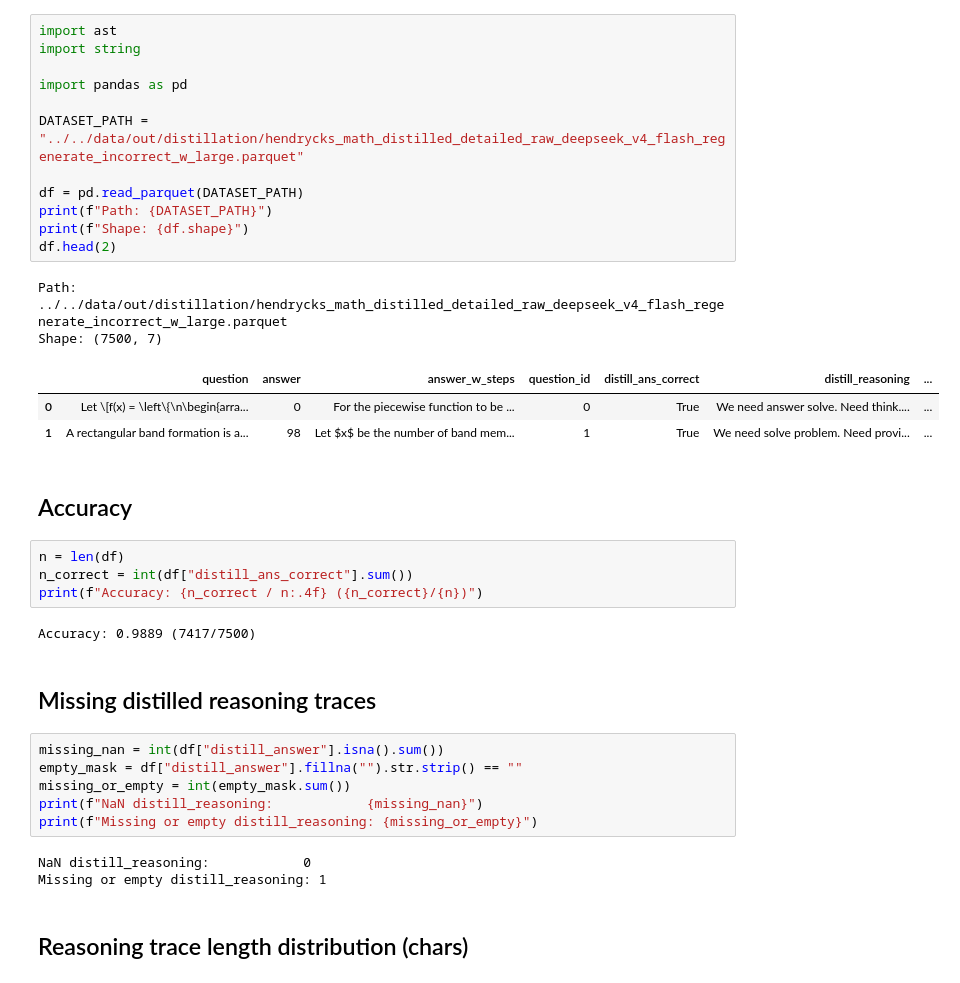
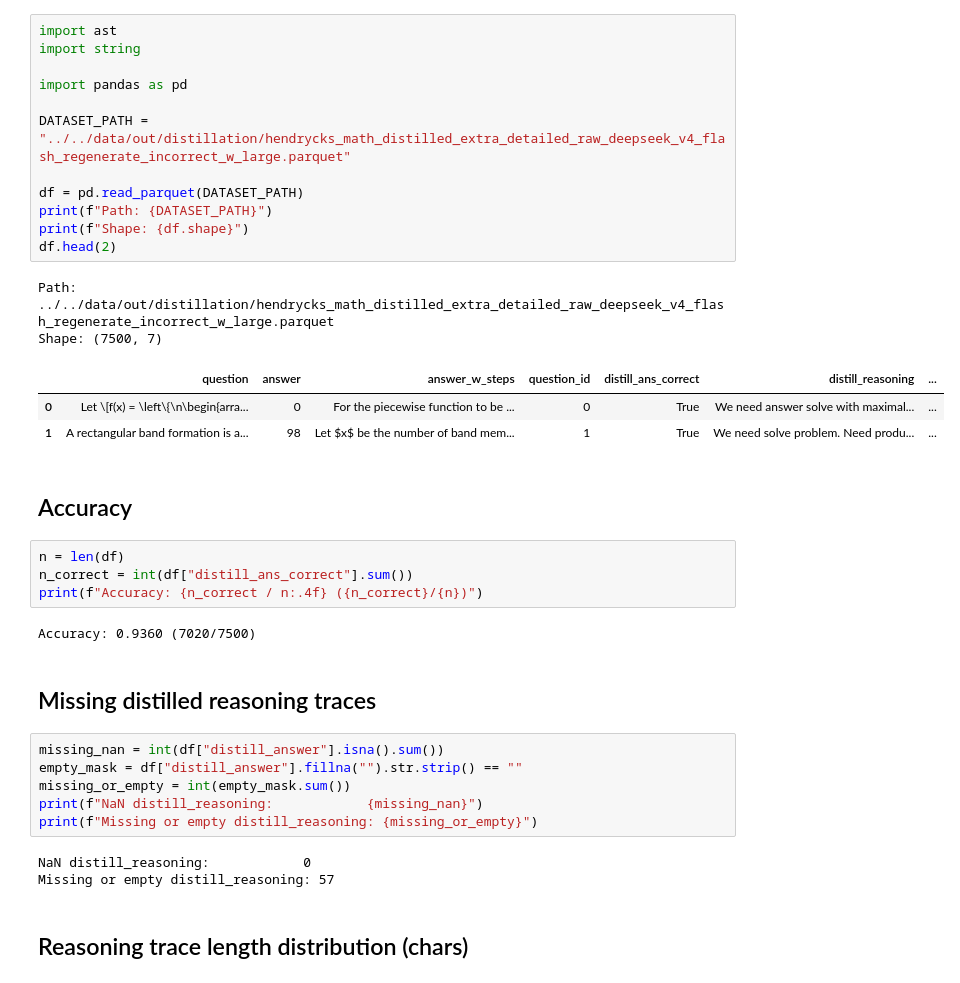
Before and after one commit to LabARSS/recursive_offline_distillation, a Jupyter notebook: src/postprocessing/distill_traces_quality_analysis.ipynb, the cells around one changed output. Cells and saved outputs as stored; diff of their text form.

```diff
--- a/src/postprocessing/distill_traces_quality_analysis.ipynb
+++ b/src/postprocessing/distill_traces_quality_analysis.ipynb
@@ -1,21 +1,21 @@
 # %%
 import ast
 import string
 
 import pandas as pd
 
-DATASET_PATH = "../../data/out/distillation/hendrycks_math_distilled_detailed_raw_deepseek_v4_flash_regenerate_incorrect_w_large.parquet"
+DATASET_PATH = "../../data/out/distillation/hendrycks_math_distilled_extra_detailed_raw_deepseek_v4_flash_regenerate_incorrect_w_large.parquet"
 
 df = pd.read_parquet(DATASET_PATH)
 print(f"Path: {DATASET_PATH}")
 print(f"Shape: {df.shape}")
 df.head(2)
 # %% [output]
-Path: ../../data/out/distillation/hendrycks_math_distilled_detailed_raw_deepseek_v4_flash_regenerate_incorrect_w_large.parquet
+Path: ../../data/out/distillation/hendrycks_math_distilled_extra_detailed_raw_deepseek_v4_flash_regenerate_incorrect_w_large.parquet
 Shape: (7500, 7)
 |  | question | answer | answer_w_steps | question_id | distill_ans_correct | distill_reasoning | ... |
-| 0 | Let \[f(x) = \left\{\n\begin{arra... | 0 | For the piecewise function to be ... | 0 | True | We need answer solve. Need think.... | ... |
-| 1 | A rectangular band formation is a... | 98 | Let $x$ be the number of band mem... | 1 | True | We need solve problem. Need provi... | ... |
+| 0 | Let \[f(x) = \left\{\n\begin{arra... | 0 | For the piecewise function to be ... | 0 | True | We need answer solve with maximal... | ... |
+| 1 | A rectangular band formation is a... | 98 | Let $x$ be the number of band mem... | 1 | True | We need solve problem. Need produ... | ... |
 # %% [markdown]
 ## Accuracy
 # %%
@@ -23,7 +23,7 @@ n = len(df)
 n_correct = int(df["distill_ans_correct"].sum())
 print(f"Accuracy: {n_correct / n:.4f} ({n_correct}/{n})")
 # %% [output]
-Accuracy: 0.9889 (7417/7500)
+Accuracy: 0.9360 (7020/7500)
 # %% [markdown]
 ## Missing distilled reasoning traces
 # %%
@@ -34,7 +34,7 @@ print(f"NaN distill_reasoning:            {missing_nan}")
 print(f"Missing or empty distill_reasoning: {missing_or_empty}")
 # %% [output]
 NaN distill_reasoning:            0
-Missing or empty distill_reasoning: 1
+Missing or empty distill_reasoning: 57
 # %% [markdown]
 ## Reasoning trace length distribution (chars)
 # %%
```
Also changed, not shown: parts of 1 cell of this notebook, 5 other files.
